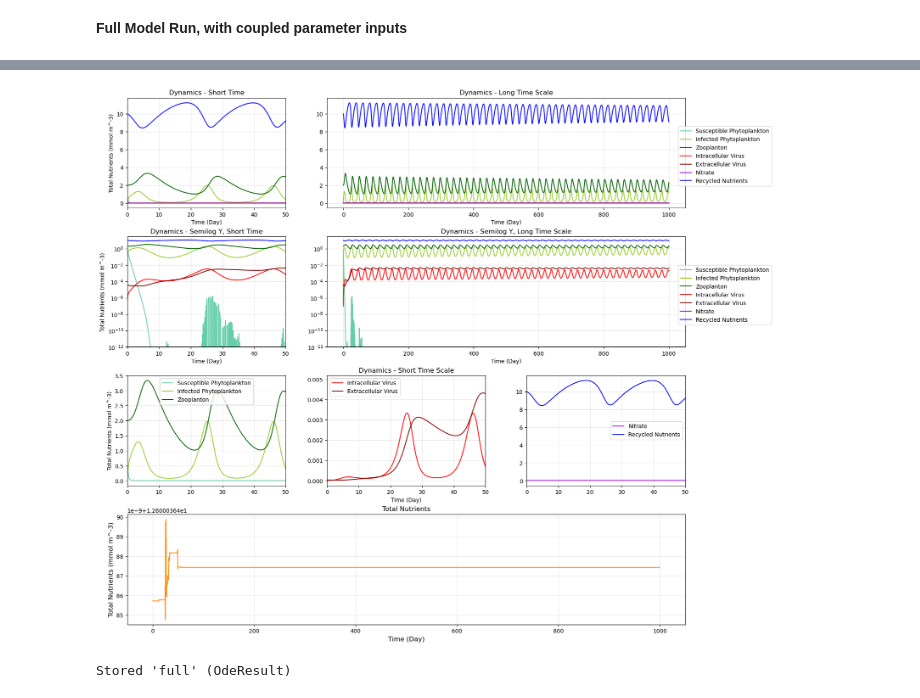
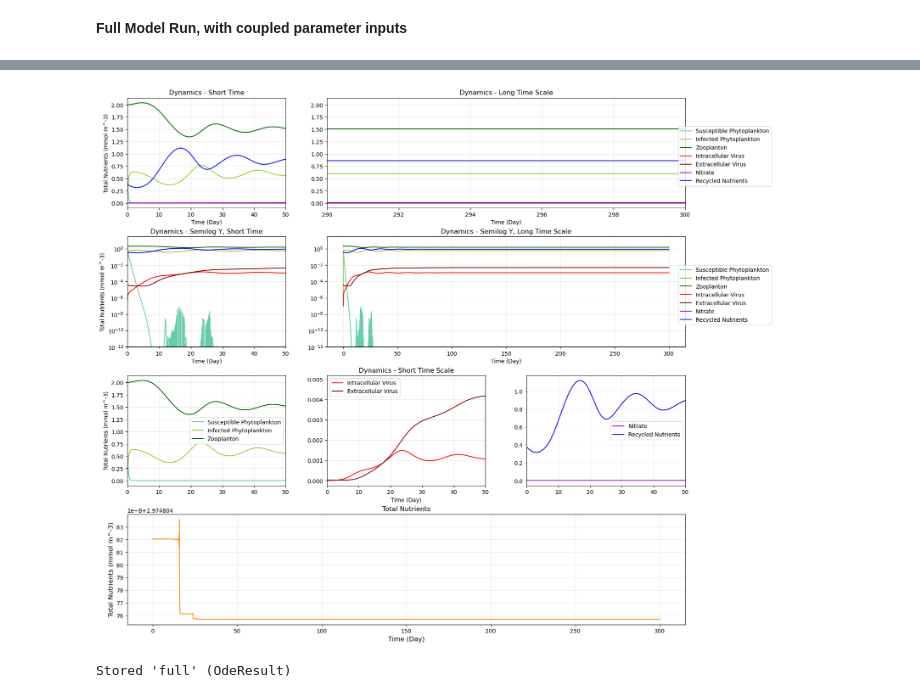
Before and after one commit to JessHolmess/NSF-GCR-Modeling-Repository, a Jupyter notebook: NPZV - Time Dependent Simulations.ipynb, the cells around one changed output, grey strips where cells are left out. Drawn from its saved outputs; the diff is of its cells as text; code cells hidden in the pictures.

```diff
--- a/NPZV - Time Dependent Simulations.ipynb
+++ b/NPZV - Time Dependent Simulations.ipynb
@@ -456,7 +456,7 @@ V_ind     = 4e5        # NT per individual virus, Table S1
 S_ind     = 1.42e8     # NT per individual host, Table S1
 
 Nn_0 = 0    #mmol m^-3
-Nr_0 = 10   #mmol m^-3  #should keep Nr_0 above 1, for perturbation tests
+Nr_0 = 0.37476833464061776   #mmol m^-3  #should keep Nr_0 above 1, for perturbation tests
 Pu_0 = .6   #mmol m^-3
 Pi_0 = 1e-7 #mmol m^-3
 Z_0  = 2.   #mmol m^-3
@@ -545,7 +545,7 @@ Nn_0 = 0  Nr_0 = 10  Pu_0 = 0.6  Pi_0 = 1e-07  Z_0 = 2.0  Vi_0 = 1e-07  Ve_0 = 3
 │ ν_x = V_ind / (V_ind + S_ind) = 0.0028 │ δ = 0.45    │ μ_s = 1         │ K_N = 0.1     │ ω = 0                │
 ╘════════════════════════════════════════╧═════════════╧═════════════════╧═══════════════╧══════════════════════╛
 # %%
-t = 1000
+t = 300
 full = solve_ivp(model, [0, t], z0, args=param, min_step = 1e-8, max_step = .1, method = 'LSODA')
 # %%
 #Plot results
@@ -593,6 +593,7 @@ ax["B"].plot(full.t, N_r, color="blue"            , label='Recycled Nutrients')
 
 ax["B"].set_xlabel('Time (Day)')
 ax["B"].set_title('Dynamics - Long Time Scale')
+ax["B"].set_xlim(290, 300)
 
 ###
 ax["C"].plot(full.t, P_U, color="mediumaquamarine", label='Susceptible Phytoplankton')
@@ -642,34 +643,34 @@ ax["F"].set_title('Dynamics - Short Time Scale')
 
 for plot in ("E", "F", "G"):
     ax[plot].legend()
     ax[plot].set_xlim(0, short_scale_cutoff)
     #ax[plot].set_xlim(long_scale_cutoff, 5000)
 
 ###
 ax["H"].plot(full.t, N_n + N_r + P_U + P_I + Z + V_I + V_E, color ='darkorange', label='Total sum')
 
 # nu_i = []
 # for i in range(len(full.t)):
 #     if P_I[i] == 0 and V_I[i] == 0:  nu_i.append(0)
 
 #     else:
 #         nu_i.append((V_I[i] / beta) / ((P_I[i] / alpha) + (V_I[i] / beta)))
 
 # ax["H"].plot(full.t, nu_i, label='ν_i')
 # ax["H"].set_ylim(-.1, 1.1)
 
 ax["H"].set_xlabel('Time (Day)', fontsize = 12)
 ax["H"].set_ylabel('Total Nutrients (mmol m^-3)', fontsize = 12)
 ax["H"].set_title('Total Nutrients')
 #ax["H"].set_title('ν_i', fontsize=14)
 
 ###
 ax["B"].legend(loc=(.98, .2)), ax["D"].legend(loc=(.98, .2))
 
 for plot in ax:
     ax[plot].grid(alpha=.3)
 # %% [output]
-[figure, old version]
+[figure, new version]
 # %%
 %store full
 # %% [output]
```
Also changed, not shown: parts of 1 cell of this notebook.
